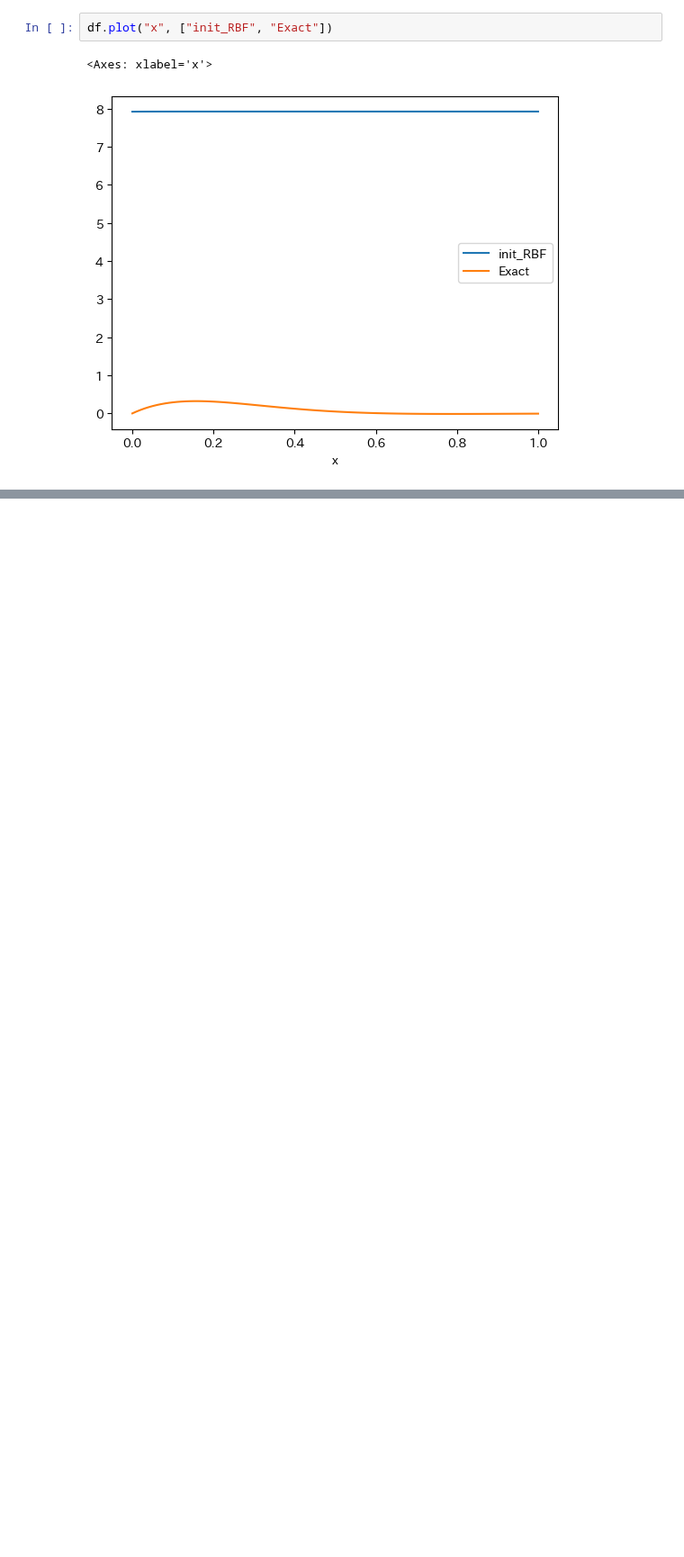
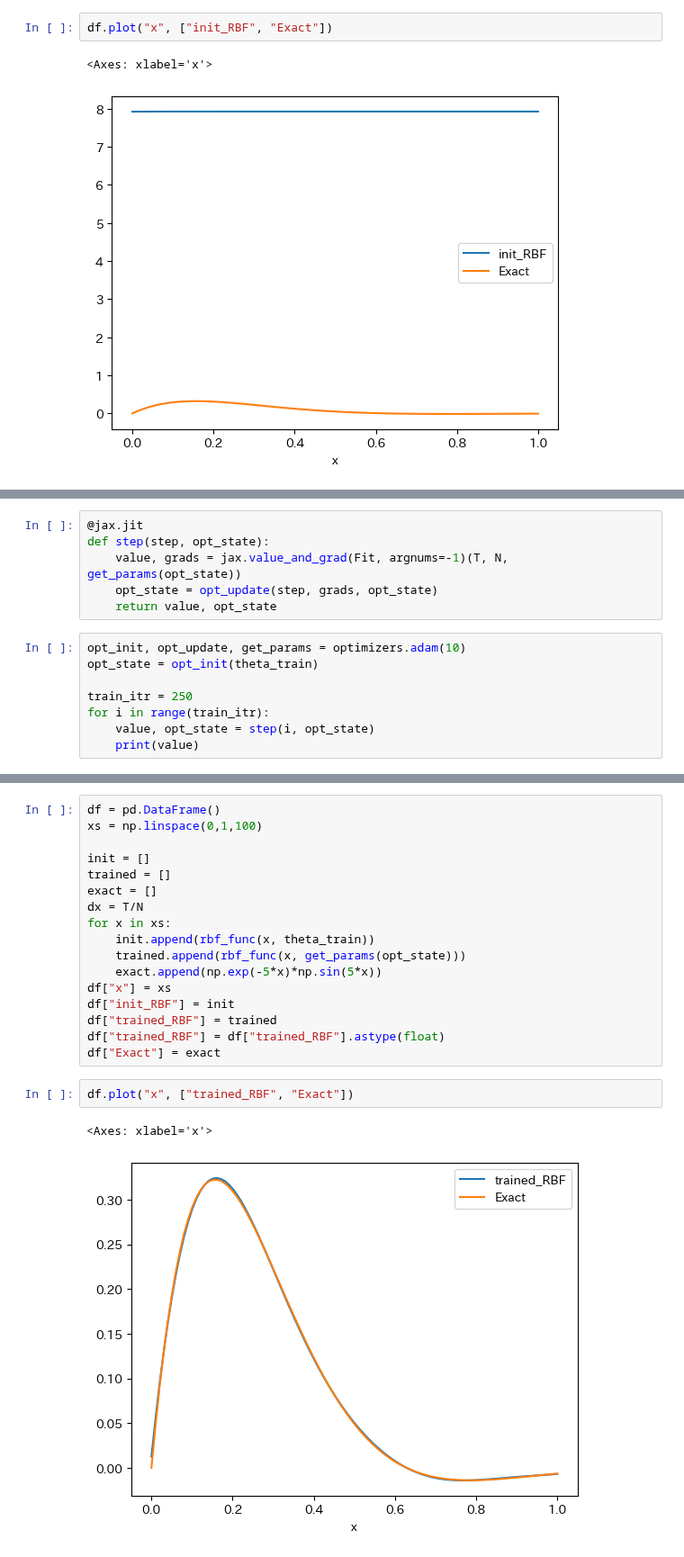
Before and after one commit to gomi-kuzu/model_base_deep, a Jupyter notebook: work/TranslateToPy/Chapter_2/rbf_py.ipynb, the cells around one changed output, grey strips where cells are left out. Shown at 90% size. Saved outputs shown, nothing was run; the diff lists cells and outputs as text; blank space fills up the shorter version.

```diff
--- a/work/TranslateToPy/Chapter_2/rbf_py.ipynb
+++ b/work/TranslateToPy/Chapter_2/rbf_py.ipynb
@@ -112,0 +116,14 @@ df.plot("x", ["init_RBF", "Exact"])
+# %%
+@jax.jit
+def step(step, opt_state):
+    value, grads = jax.value_and_grad(Fit, argnums=-1)(T, N, get_params(opt_state))
+    opt_state = opt_update(step, grads, opt_state)
+    return value, opt_state
+# %%
+opt_init, opt_update, get_params = optimizers.adam(10)
+opt_state = opt_init(theta_train)
+
+train_itr = 250
+for i in range(train_itr):
+    value, opt_state = step(i, opt_state)
+    print(value)
@@ -112,0 +148,22 @@ df.plot("x", ["init_RBF", "Exact"])
+# %%
+df = pd.DataFrame()
+xs = np.linspace(0,1,100)
+
+init = []
+trained = []
+exact = []
+dx = T/N
+for x in xs:
+    init.append(rbf_func(x, theta_train))
+    trained.append(rbf_func(x, get_params(opt_state)))
+    exact.append(np.exp(-5*x)*np.sin(5*x))
+df["x"] = xs
+df["init_RBF"] = init
+df["trained_RBF"] = trained
+df["trained_RBF"] = df["trained_RBF"].astype(float)
+df["Exact"] = exact
+# %%
+df.plot("x", ["trained_RBF", "Exact"])
+# %% [output]
+<Axes: xlabel='x'>
+[figure, added]
```
Also changed, not shown: parts of 5 cells of this notebook.
